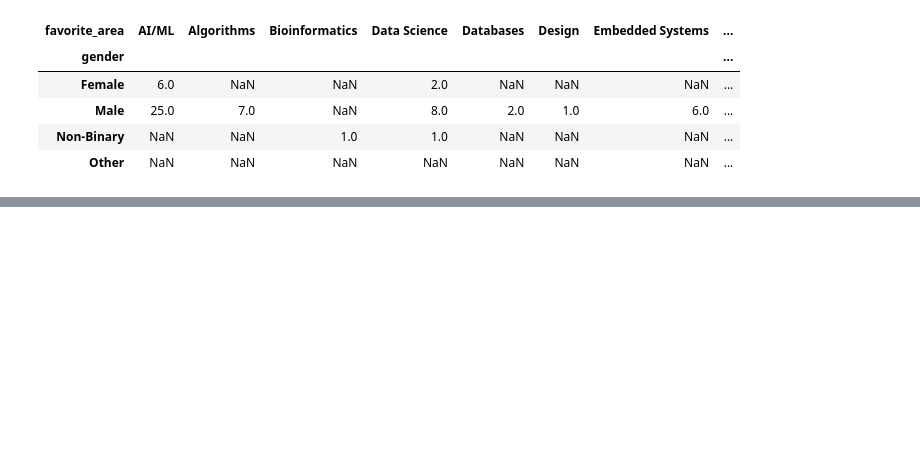
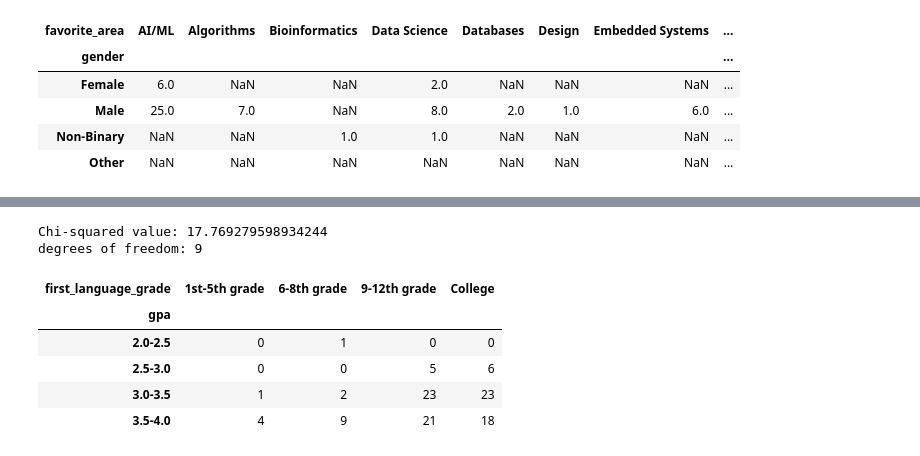
Before and after one commit to Drabblesaur/CS105MP, a Jupyter notebook: Mini_Project.ipynb, the cells around one changed output, grey strips where cells are left out. Saved outputs shown, nothing was run; the diff lists cells and outputs as text; code cells hidden in the pictures; blank space fills up the shorter version.

```diff
--- a/Mini_Project.ipynb
+++ b/Mini_Project.ipynb
@@ -76,0 +77,27 @@ sns.heatmap(pivot_table, cmap='YlGnBu', annot=True, fmt='g')
+# %%
+import numpy as np
+gpa_startingGrade_tab = pd.crosstab(df['gpa'], df['first_language_grade'])
+
+observed_values = gpa_startingGrade_tab.values # observed data from set
+row_sum = observed_values.sum(axis=1) # marginal totals
+col_sum = observed_values.sum(axis=0)
+total = observed_values.sum()
+
+expected_values = np.outer(row_sum, col_sum) / total # expected: (sum in given row + sum in given column) / total observations
+
+chi_square = ((observed_values - expected_values) ** 2 / expected_values).sum()
+
+dof = (observed_values.shape[0] - 1) * (observed_values.shape[1] - 1) # (number of rows - 1) (number of columns - 1)
+
+print(f"Chi-squared value: {chi_square}")
+print(f"degrees of freedom: {dof}" )
+gpa_startingGrade_tab
+# %% [output]
+Chi-squared value: 17.769279598934244
+degrees of freedom: 9
+| first_language_grade | 1st-5th grade | 6-8th grade | 9-12th grade | College |
+| gpa |  |  |  |  |
+| 2.0-2.5 | 0 | 1 | 0 | 0 |
+| 2.5-3.0 | 0 | 0 | 5 | 6 |
+| 3.0-3.5 | 1 | 2 | 23 | 23 |
+| 3.5-4.0 | 4 | 9 | 21 | 18 |
```
Also changed, not shown: parts of 11 cells of this notebook.
